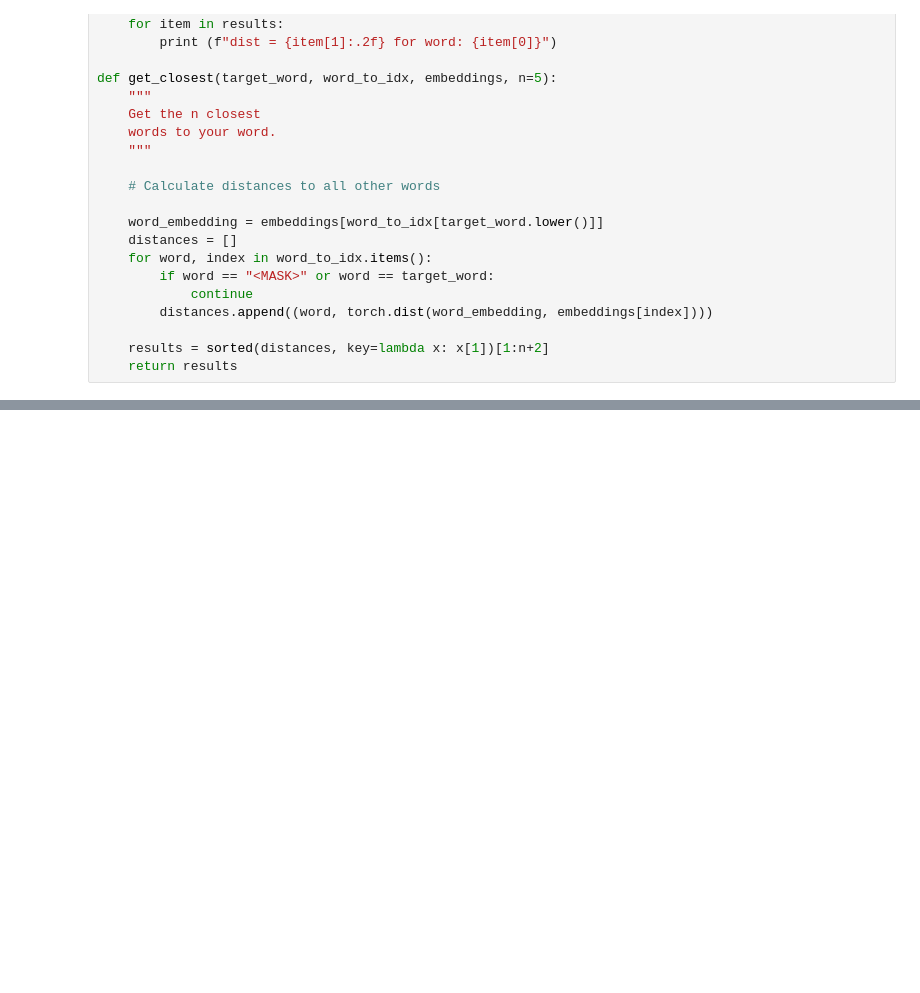
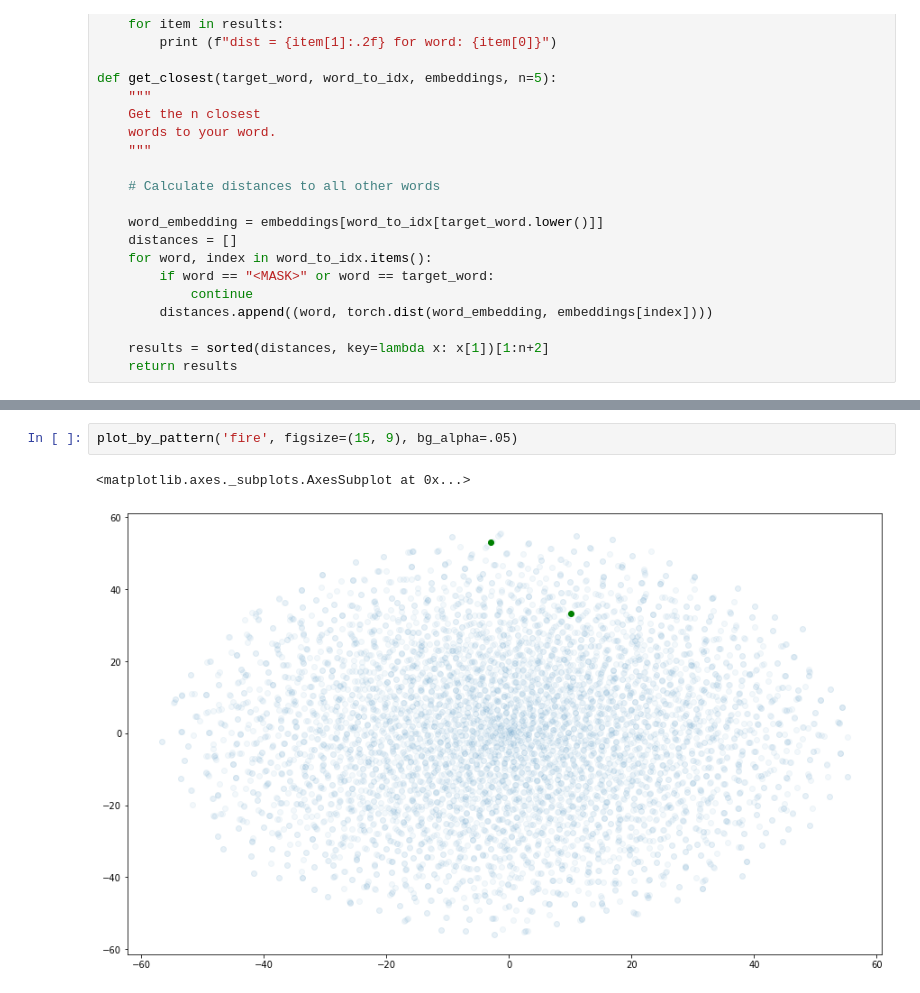
Before and after one commit to sgeinitz/cs39aa_notebooks, a Jupyter notebook: misc/embeddings_w_frankenstein.ipynb, the cells around one changed output, grey strips where cells are left out. Cells and saved outputs as stored; diff of their text form; blank space fills up the shorter version.

```diff
--- a/misc/embeddings_w_frankenstein.ipynb
+++ b/misc/embeddings_w_frankenstein.ipynb
@@ -767,0 +978,5 @@ embs_red = TSNE(n_components=2, learning_rate='auto', init='random', perplexity=
+# %%
+plot_by_pattern('fire', figsize=(15, 9), bg_alpha=.05)
+# %% [output]
+<matplotlib.axes._subplots.AxesSubplot at 0x...>
+[figure, added]
```
Also changed, not shown: parts of 25 cells of this notebook.
